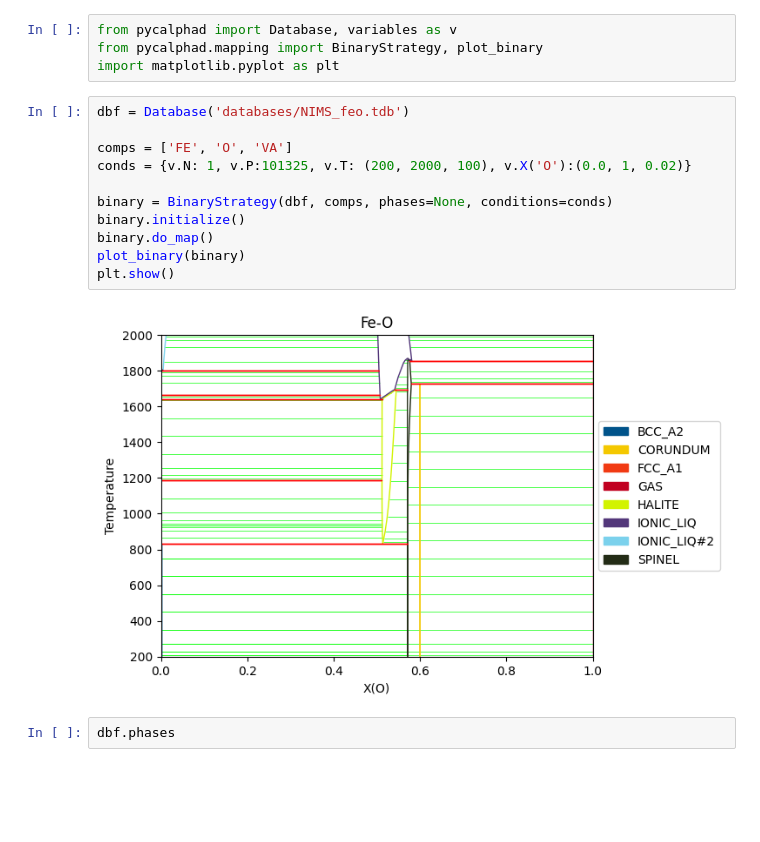
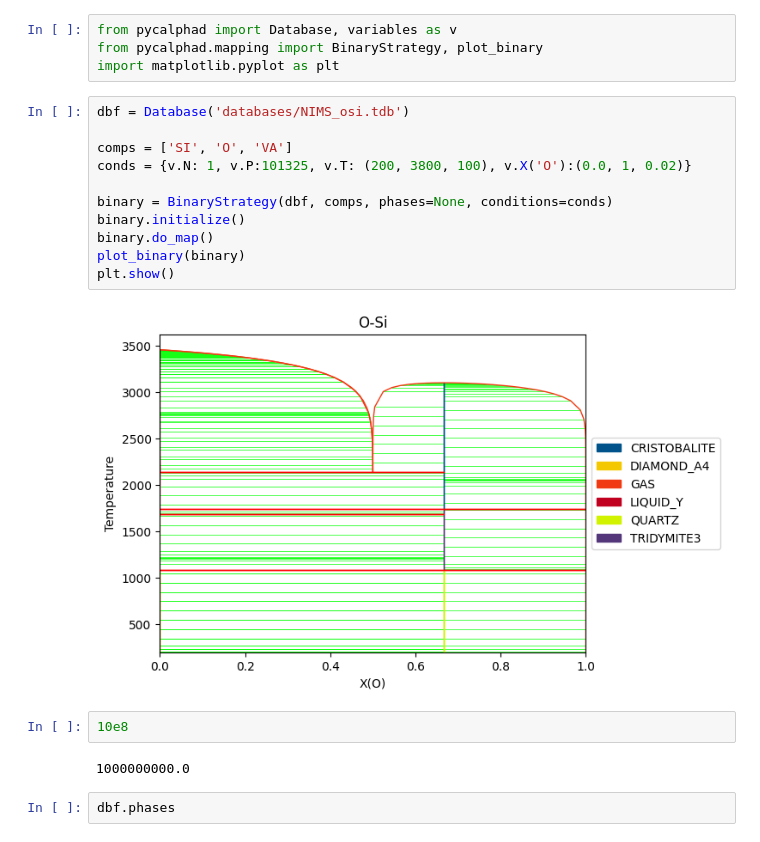
Before and after one commit to outward-tech/pycalphad, a Jupyter notebook: test.ipynb, the cells around one changed output. Saved outputs shown, nothing was run; the diff lists cells and outputs as text; blank space fills up the shorter version.

```diff
--- a/test.ipynb
+++ b/test.ipynb
@@ -3,18 +3,22 @@ from pycalphad import Database, variables as v
 from pycalphad.mapping import BinaryStrategy, plot_binary
 import matplotlib.pyplot as plt
 # %%
-dbf = Database('databases/NIMS_feo.tdb')
+dbf = Database('databases/NIMS_osi.tdb')
 
-comps = ['FE', 'O', 'VA']
-conds = {v.N: 1, v.P:101325, v.T: (200, 2000, 100), v.X('O'):(0.0, 1, 0.02)}
+comps = ['SI', 'O', 'VA']
+conds = {v.N: 1, v.P:101325, v.T: (200, 3800, 100), v.X('O'):(0.0, 1, 0.02)}
 
 binary = BinaryStrategy(dbf, comps, phases=None, conditions=conds)
 binary.initialize()
 binary.do_map()
 plot_binary(binary)
 plt.show()
 # %% [output]
-[figure, old version]
+[figure, new version]
+# %%
+10e8
+# %% [output]
+1000000000.0
 # %%
 dbf.phases
 # %% [output]
```
Also changed, not shown: 7 other files.
